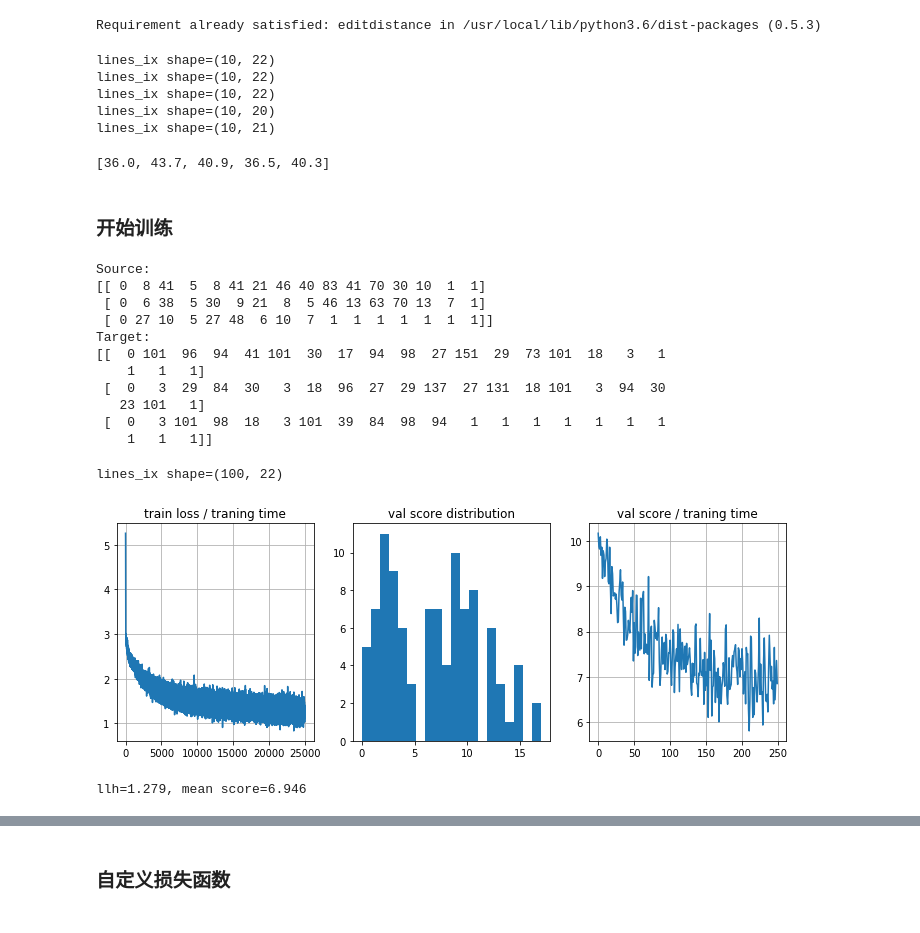
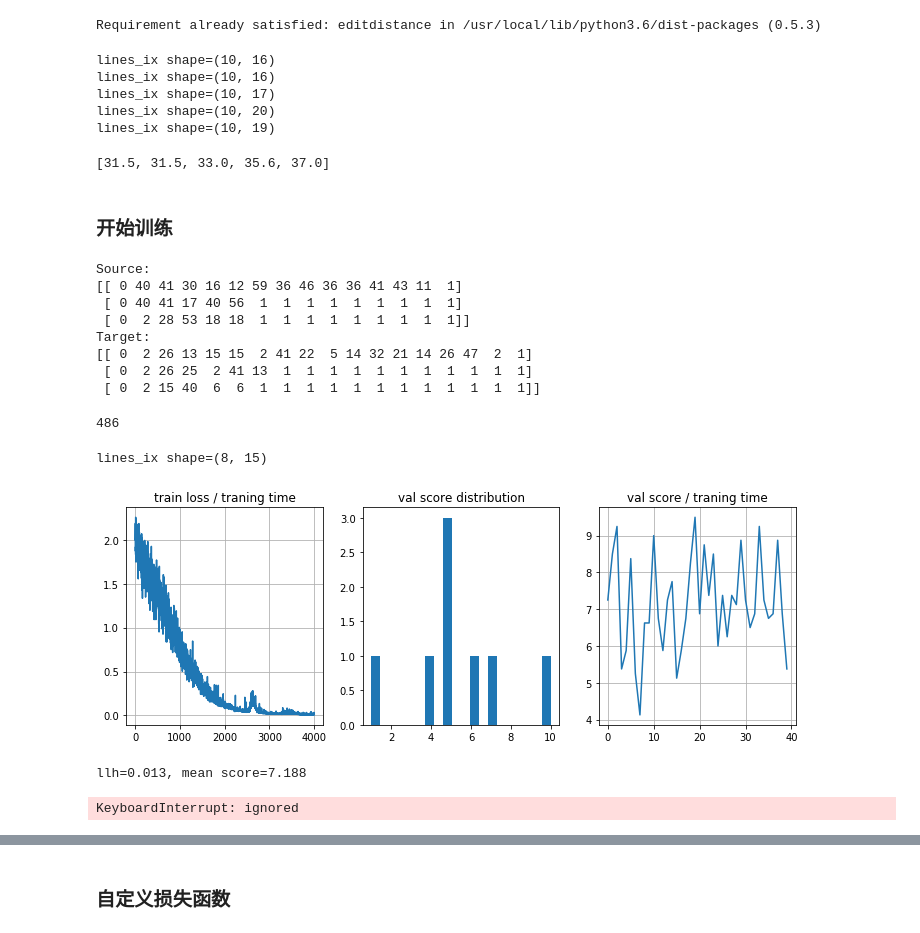
Before and after one commit to 450586509/reinforcement-learning-practice, a Jupyter notebook: 08_rl_seq2seq.ipynb, the cells around one changed output, grey strips where cells are left out. Drawn from its saved outputs; the diff is of its cells as text; code cells hidden in the pictures.

```diff
--- a/08_rl_seq2seq.ipynb
+++ b/08_rl_seq2seq.ipynb
@@ -26,7 +26,7 @@ word_to_translation = defaultdict(list)  # our dictionary
 bos = '_'
 eos = ';'
 
-with open("main_dataset.txt") as fin:
+with open("main_dataset_small.txt") as fin:
     for line in fin:
         en, he = line[:-1].lower().replace(bos, ' ').replace(eos,                                         ' ').split('\t')
         word, trans = (he, en) if MODE == 'he-to-en' else (en, he)
@@ -555,7 +542,7 @@ def get_distance(word, trans):
     return min(editdistance.eval(trans, ref) for ref in references)
 
 
-def score(words, bsize=100):
+def score(words, bsize=8):
     """a function that computes levenshtein distance for bsize random samples"""
     assert isinstance(words, np.ndarray)
 
@@ -570,12 +557,12 @@ Requirement already satisfied: editdistance in /usr/local/lib/python3.6/dist-pac
 # %%
 [score(test_words, 10).mean() for _ in range(5)]
 # %% [output]
-lines_ix shape=(10, 22)
-lines_ix shape=(10, 22)
-lines_ix shape=(10, 22)
+lines_ix shape=(10, 16)
+lines_ix shape=(10, 16)
+lines_ix shape=(10, 17)
 lines_ix shape=(10, 20)
-lines_ix shape=(10, 21)
+lines_ix shape=(10, 19)
-[36.0, 43.7, 40.9, 36.5, 40.3]
+[31.5, 31.5, 33.0, 35.6, 37.0]
 # %% [markdown]
 ### 开始训练
 # %%
@@ -631,16 +618,17 @@ print("Target:")
 print(by)
 # %% [output]
 Source:
-[[ 0  8 41  5  8 41 21 46 40 83 41 70 30 10  1  1]
- [ 0  6 38  5 30  9 21  8  5 46 13 63 70 13  7  1]
- [ 0 27 10  5 27 48  6 10  7  1  1  1  1  1  1  1]]
+[[ 0 40 41 30 16 12 59 36 46 36 36 41 43 11  1]
+ [ 0 40 41 17 40 56  1  1  1  1  1  1  1  1  1]
+ [ 0  2 28 53 18 18  1  1  1  1  1  1  1  1  1]]
 Target:
-[[  0 101  96  94  41 101  30  17  94  98  27 151  29  73 101  18   3   1
-    1   1   1]
- [  0   3  29  84  30   3  18  96  27  29 137  27 131  18 101   3  94  30
-   23 101   1]
- [  0   3 101  98  18   3 101  39  84  98  94   1   1   1   1   1   1   1
-    1   1   1]]
+[[ 0  2 26 13 15 15  2 41 22  5 14 32 21 14 26 47  2  1]
+ [ 0  2 26 25  2 41 13  1  1  1  1  1  1  1  1  1  1  1]
+ [ 0  2 15 40  6  6  1  1  1  1  1  1  1  1  1  1  1  1]]
+# %%
+len(word_to_translation)
+# %% [output]
+486
 # %%
 from IPython.display import clear_output
 from tqdm import tqdm, trange  # or use tqdm_notebook,tnrange
@@ -649,42 +637,43 @@ loss_history = []
 editdist_history = []
 
 for i in trange(25000):
-    bx, by = sample_batch(train_words, word_to_translation, 32)
+    bx, by = sample_batch(train_words, word_to_translation, 16)
 
     feed_dict = {
         supervised_training.input_sequence: bx,
         supervised_training.reference_answers: by
     }
 
     loss, _ = s.run([supervised_training.loss,
                      supervised_training.train_step], feed_dict)
     loss_history.append(loss)
 
     if (i+1) % REPORT_FREQ == 0:
         clear_output(True)
         current_scores = score(test_words)
         editdist_history.append(current_scores.mean())
         plt.figure(figsize=(12, 4))
         plt.subplot(131)
         plt.title('train loss / traning time')
         plt.plot(loss_history)
         plt.grid()
         plt.subplot(132)
         plt.title('val score distribution')
         plt.hist(current_scores, bins=20)
         plt.subplot(133)
         plt.title('val score / traning time')
         plt.plot(editdist_history)
         plt.grid()
         plt.show()
         print("llh=%.3f, mean score=%.3f" %
               (np.mean(loss_history[-10:]), np.mean(editdist_history[-10:])))
 
 # Note: it's okay if loss oscillates up and down as long as it gets better on average over long term (e.g. 5k batches)
 # %% [output]
-lines_ix shape=(100, 22)
+lines_ix shape=(8, 15)
-[figure, old version]
+[figure, new version]
-llh=1.279, mean score=6.946
+llh=0.013, mean score=7.188
+KeyboardInterrupt: ignored
 # %%
 for word in train_words[:10]:
     print("%s -> %s" % (word, translate([word])[0]))
```
Also changed, not shown: parts of 18 cells of this notebook.
